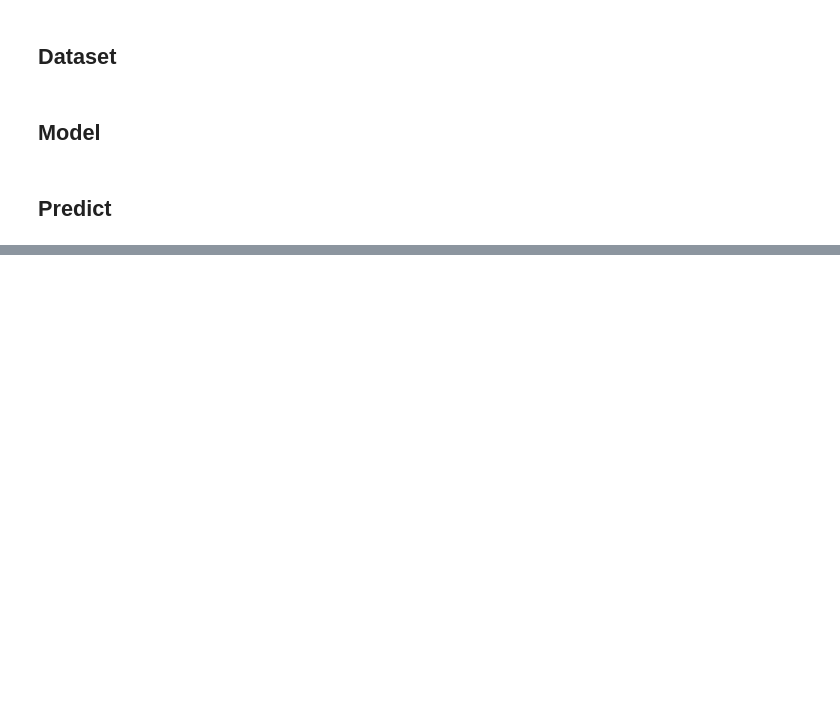
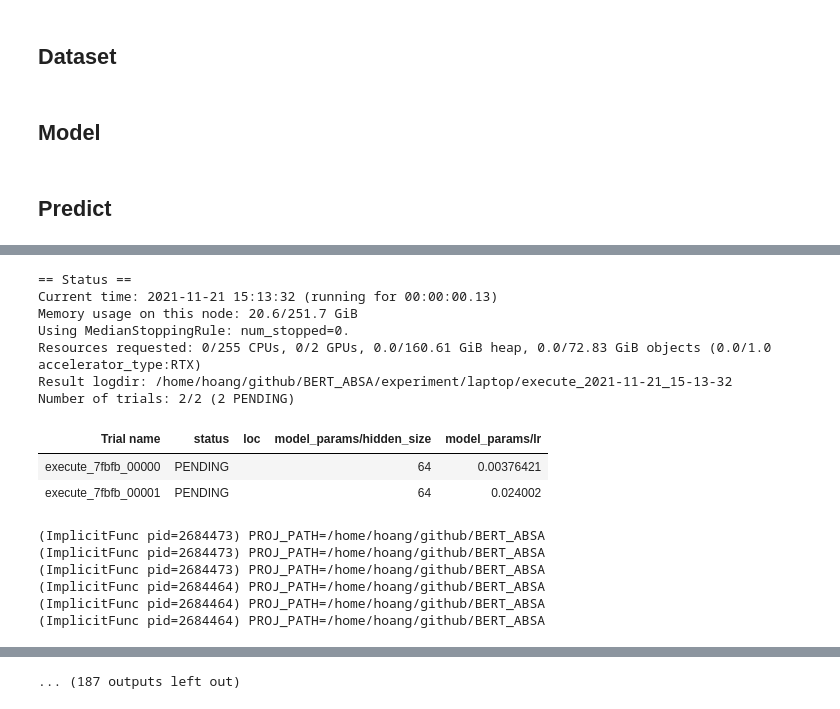
Before and after one commit to hoangntc/BERT_ABSA, a Jupyter notebook: experiment/0_data_preparation.ipynb, the cells around one changed output, grey strips where cells are left out. Saved outputs shown, nothing was run; the diff lists cells and outputs as text; code cells hidden in the pictures; blank space fills up the shorter version.

Commit message:
model w/ depparser

```diff
--- a/experiment/0_data_preparation.ipynb
+++ b/experiment/0_data_preparation.ipynb
@@ -451,6 +749,23 @@ def build_trainder(config):
 
     trainer = Trainer(**trainer_kwargs)
     return trainer, trainer_kwargs
+# %%
+def execute(config, phase='train'):
+    assert phase in ['train', 'test', 'tune'], 'Invalid phase!'
+    seed_everything(config['data_params']['seed'], workers=True)
+    data, clf = build_model(config)
+    trainer, trainer_kwargs = build_trainer(config, phase=phase)
+
+    if phase == 'train':
+        trainer.fit(clf, data)
+    elif phase == 'test':
+        checkpoint_dir = Path(config['trainer_params']['checkpoint_dir'])
+        print(f'Load checkpoint from: {str(checkpoint_dir)}')
+        paths = sorted(checkpoint_dir.glob('*.ckpt'))
+        for p in paths:
+            print(p)
+            model_test = SentimentClassifier.load_from_checkpoint(p)
+            result = trainer.test(model_test, datamodule=data)
 # %%
 # parser = argparse.ArgumentParser(description='Training.')
 
@@ -508,0 +873,46 @@ DATALOADER:0 TEST RESULTS
+# %%
+config = {
+    "data_params": {
+        "data_train_dir": "/home/hoang/github/BERT_ABSA/dataset/preprocessed_data/Restaurants_Train.csv",
+        "data_test_dir": "/home/hoang/github/BERT_ABSA/dataset/preprocessed_data/Restaurants_Test.csv",
+        "transformation": tune.choice(['QA_M', 'QA_B', 'MLI_M', 'MLI_B']),
+        "num_classes": 3,
+        "batch_size": 128,
+        "bert_name": "bert-base-uncased",
+        "max_length": 128,
+        "seed": 12345
+    },
+
+    "model_params": {
+        "pretrained_bert_name": "bert-base-uncased",
+        "hidden_size": tune.choice([128, 256]),
+        "hidden_dropout_prob": 0.1,
+        "lr": tune.loguniform(1e-4, 1e-1),
+    },
+    "trainer_params": {
+        "checkpoint_dir": "../model/restaurants",
+        "top_k": 3,
+        "max_epochs": 100,
+        "metric": "val_loss",
+        "patience": 10,
+        "mode": "min",
+        "tune": True,
+        "train": False,
+        "test": False,
+    }
+}
+
+experiment_name = 'laptop'
+experiment_dir = str(PROJ_PATH / 'experiment' / experiment_name )
+
+if not os.path.exists(experiment_dir): os.mkdir(experiment_dir)
+
+analysis = tune.run(
+    tune.with_parameters(execute, phase='tune'),
+    config=config,
+    resources_per_trial={'gpu': 1},
+    local_dir=experiment_dir,
+    stop={'training_iteration': 20},
+    scheduler=MedianStoppingRule(metric='acc'),
+    num_samples=2)
+# %% [output]
@@ -508,0 +920,16 @@ DATALOADER:0 TEST RESULTS
+== Status ==
+Current time: 2021-11-21 15:13:32 (running for 00:00:00.13)
+Memory usage on this node: 20.6/251.7 GiB
+Using MedianStoppingRule: num_stopped=0.
+Resources requested: 0/255 CPUs, 0/2 GPUs, 0.0/160.61 GiB heap, 0.0/72.83 GiB objects (0.0/1.0 accelerator_type:RTX)
+Result logdir: /home/hoang/github/BERT_ABSA/experiment/laptop/execute_2021-11-21_15-13-32
+Number of trials: 2/2 (2 PENDING)
+| Trial name | status | loc | model_params/hidden_size | model_params/lr |
+| execute_7fbfb_00000 | PENDING |  | 64 | 0.00376421 |
+| execute_7fbfb_00001 | PENDING |  | 64 | 0.024002 |
+(ImplicitFunc pid=2684473) PROJ_PATH=/home/hoang/github/BERT_ABSA
+(ImplicitFunc pid=2684473) PROJ_PATH=/home/hoang/github/BERT_ABSA
+(ImplicitFunc pid=2684473) PROJ_PATH=/home/hoang/github/BERT_ABSA
+(ImplicitFunc pid=2684464) PROJ_PATH=/home/hoang/github/BERT_ABSA
+(ImplicitFunc pid=2684464) PROJ_PATH=/home/hoang/github/BERT_ABSA
+(ImplicitFunc pid=2684464) PROJ_PATH=/home/hoang/github/BERT_ABSA
@@ -508,0 +1001 @@ DATALOADER:0 TEST RESULTS
+... (187 outputs left out)
```
Also changed, not shown: parts of 22 cells of this notebook, 25 other files.
